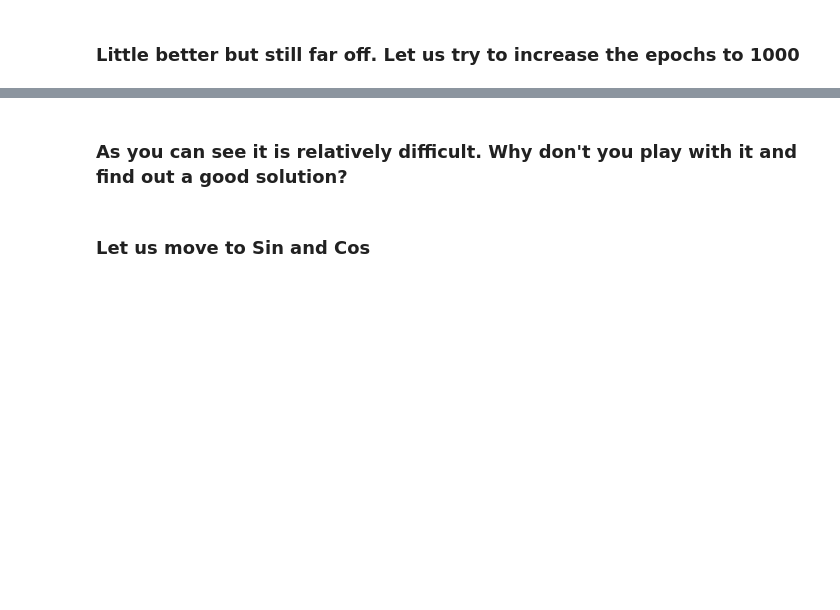
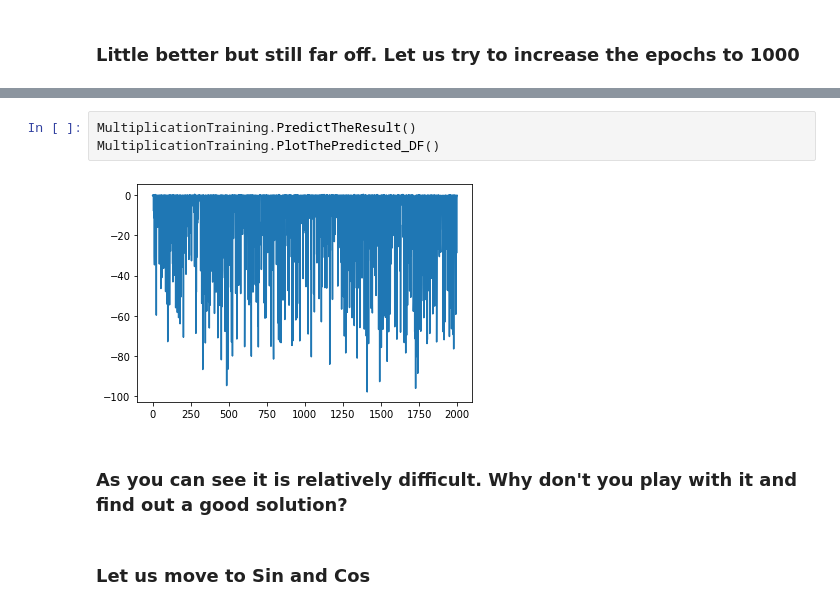
Before and after one commit to amit7urmc/Free-Data-Collections-for-students-beginning-to-learn-ML, a Jupyter notebook: ForTraining_0001.ipynb, the cells around one changed output, grey strips where cells are left out. Cells and saved outputs as stored; diff of their text form; blank space fills up the shorter version.

```diff
--- a/ForTraining_0001.ipynb
+++ b/ForTraining_0001.ipynb
@@ -263,3 +272,8 @@ MultiplicationTraining.PredictOneVal(A=11,B=9)
+# %%
+MultiplicationTraining.PredictTheResult()
+MultiplicationTraining.PlotThePredicted_DF()
+# %% [output]
+[figure, added]
 # %% [markdown]
 ### As you can see it is relatively difficult. Why don't you play with it and find out a good solution?
 # %% [markdown]
```
Also changed, not shown: parts of 25 cells of this notebook.
